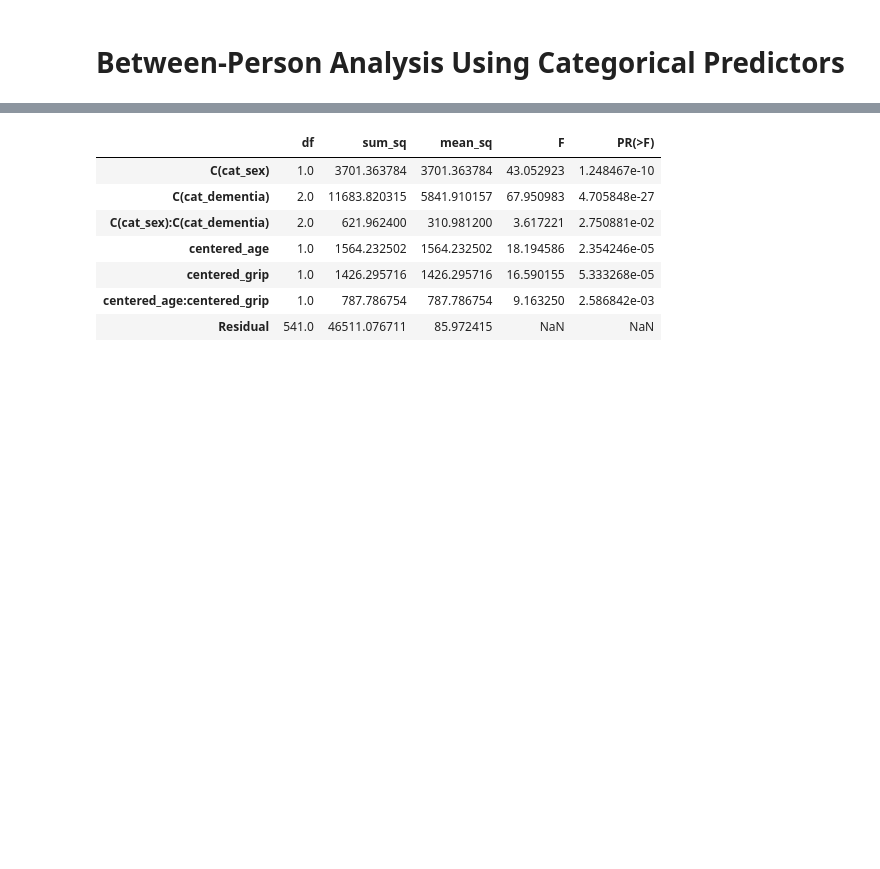
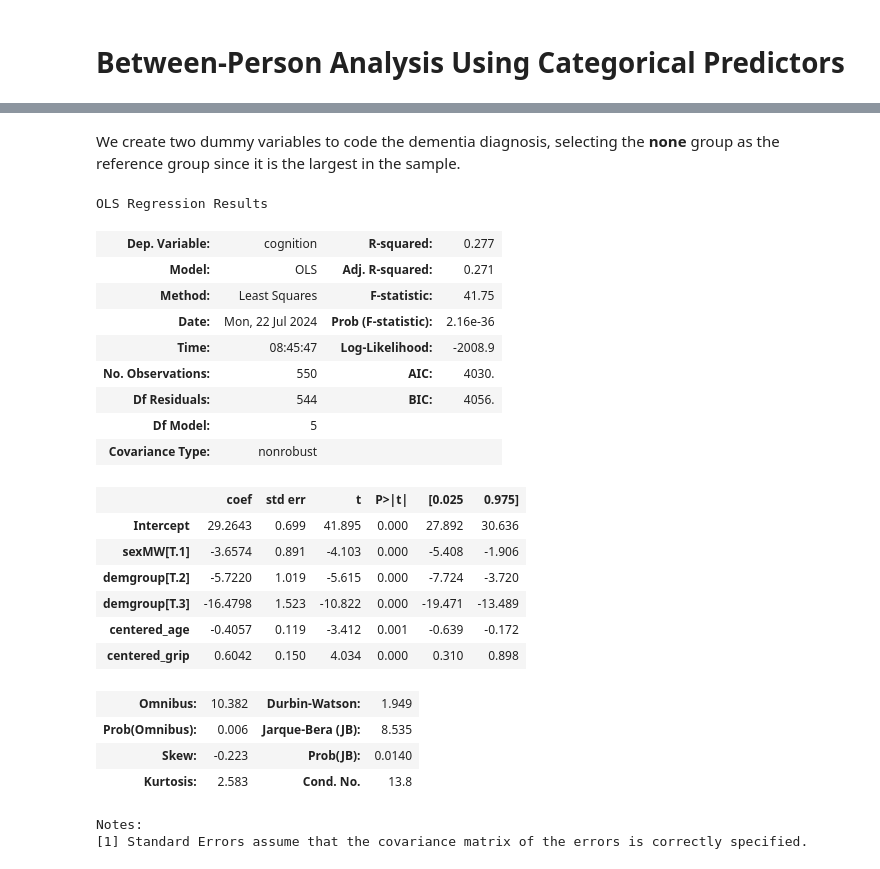
Before and after one commit to dado93/longitudinal-modeling, a Jupyter notebook: Chapters/02/02_Notebook.ipynb, the cells around one changed output, grey strips where cells are left out. Drawn from its saved outputs; the diff is of its cells as text; code cells hidden in the pictures; blank space fills up the shorter version.

```diff
--- a/Chapters/02/02_Notebook.ipynb
+++ b/Chapters/02/02_Notebook.ipynb
@@ -223,0 +250,3 @@ print(f"{(empty_model.mse_resid-age_grip_model.mse_resid)/empty_model.mse_resid:
+# %%
+sex_categorical = pd.CategoricalDtype(categories=[0,1],ordered=True)
+df[SEX_COL] = df[SEX_COL].astype(sex_categorical)
@@ -232,13 +311,0 @@ Name: count, dtype: int64
-# %%
-##
-sex_categorical = pd.CategoricalDtype(categories=[1,0],ordered=True)
-dementia_categorical = pd.CategoricalDtype(categories=[3,1,2],ordered=True)
-
-df["cat_sex"] = df["sexMW"].astype(sex_categorical)
-df["cat_dementia"] = df["demgroup"].astype(dementia_categorical)
-# 1 : 1, 2 : 2, 3 : 0 NO
-# 1 : 0, 2 : 2, 3 : 1 NO
-# 1 : 2, 2 : 1, 3 : 0 NO
-#df["cat_dementia"] = df["demgroup"].map({1:2,2:1,3:0})
-age_grip_model = statsmodels.formula.api.ols(formula="cognition ~ centered_age + centered_grip + centered_age*centered_grip + cat_sex + cat_dementia + centered_age*centered_grip + cat_sex*cat_dementia", data=df).fit()
-age_grip_model.summary()
@@ -272,11 +312,39 @@ Notes:
-# %%
-statsmodels.stats.anova.anova_lm(age_grip_model)
-# %% [output]
-|  | df | sum_sq | mean_sq | F | PR(>F) |
-| C(cat_sex) | 1.0 | 3701.363784 | 3701.363784 | 43.052923 | 1.248467e-10 |
-| C(cat_dementia) | 2.0 | 11683.820315 | 5841.910157 | 67.950983 | 4.705848e-27 |
-| C(cat_sex):C(cat_dementia) | 2.0 | 621.962400 | 310.981200 | 3.617221 | 2.750881e-02 |
-| centered_age | 1.0 | 1564.232502 | 1564.232502 | 18.194586 | 2.354246e-05 |
-| centered_grip | 1.0 | 1426.295716 | 1426.295716 | 16.590155 | 5.333268e-05 |
-| centered_age:centered_grip | 1.0 | 787.786754 | 787.786754 | 9.163250 | 2.586842e-03 |
-| Residual | 541.0 | 46511.076711 | 85.972415 | NaN | NaN |
+# %% [markdown]
+We create two dummy variables to code the dementia diagnosis, selecting the **none** group as the reference group since it is the largest in the sample.
+# %%
+dementia_categorical = pd.CategoricalDtype(categories=[1,2,3],ordered=True)
+
+
+df[DEMENTIA_GROUP_COL] = df[DEMENTIA_GROUP_COL].astype(dementia_categorical)
+age_grip_sex_dem_model = statsmodels.formula.api.ols(formula=f"""
+                                             {COGNITION_COL} ~
+                                             {CENTERED_AGE_COL} +
+                                             {CENTERED_GRIP_COL} +
+                                             {SEX_COL} +
+                                             {DEMENTIA_GROUP_COL}
+                                             """, data=df).fit()
+age_grip_sex_dem_model.summary()
+# %% [output]
+OLS Regression Results
+| Dep. Variable: | cognition | R-squared: | 0.277 |
+| Model: | OLS | Adj. R-squared: | 0.271 |
+| Method: | Least Squares | F-statistic: | 41.75 |
+| Date: | Mon, 22 Jul 2024 | Prob (F-statistic): | 2.16e-36 |
+| Time: | 08:45:47 | Log-Likelihood: | -2008.9 |
+| No. Observations: | 550 | AIC: | 4030. |
+| Df Residuals: | 544 | BIC: | 4056. |
+| Df Model: | 5 |  |  |
+| Covariance Type: | nonrobust |  |  |
+|  | coef | std err | t | P>|t| | [0.025 | 0.975] |
+| Intercept | 29.2643 | 0.699 | 41.895 | 0.000 | 27.892 | 30.636 |
+| sexMW[T.1] | -3.6574 | 0.891 | -4.103 | 0.000 | -5.408 | -1.906 |
+| demgroup[T.2] | -5.7220 | 1.019 | -5.615 | 0.000 | -7.724 | -3.720 |
+| demgroup[T.3] | -16.4798 | 1.523 | -10.822 | 0.000 | -19.471 | -13.489 |
+| centered_age | -0.4057 | 0.119 | -3.412 | 0.001 | -0.639 | -0.172 |
+| centered_grip | 0.6042 | 0.150 | 4.034 | 0.000 | 0.310 | 0.898 |
+| Omnibus: | 10.382 | Durbin-Watson: | 1.949 |
+| Prob(Omnibus): | 0.006 | Jarque-Bera (JB): | 8.535 |
+| Skew: | -0.223 | Prob(JB): | 0.0140 |
+| Kurtosis: | 2.583 | Cond. No. | 13.8 |
+Notes:
+[1] Standard Errors assume that the covariance matrix of the errors is correctly specified.
```
Also changed, not shown: parts of 24 cells of this notebook.
